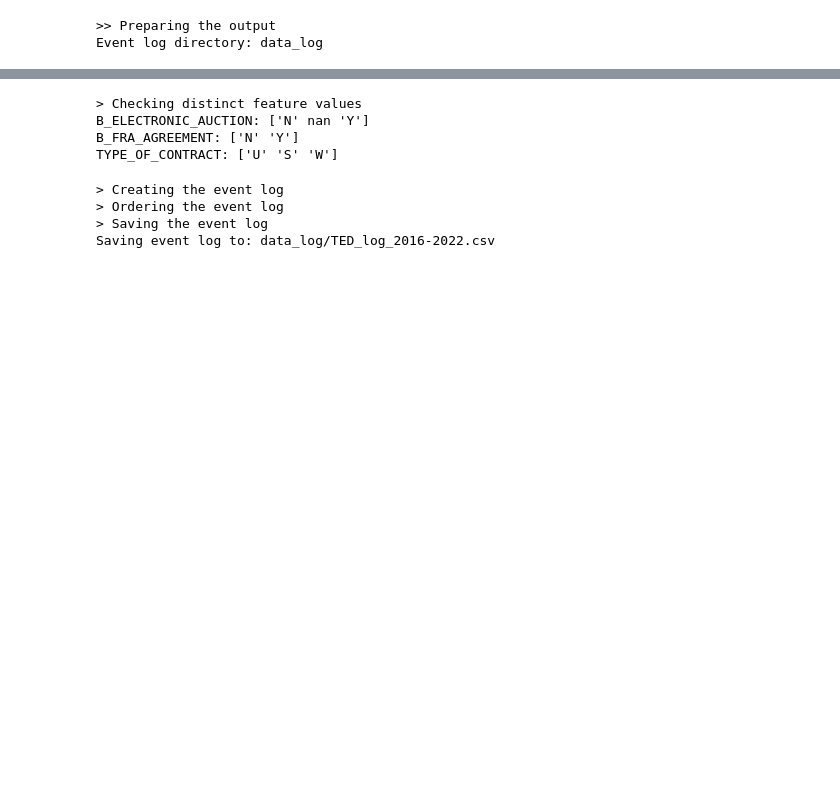
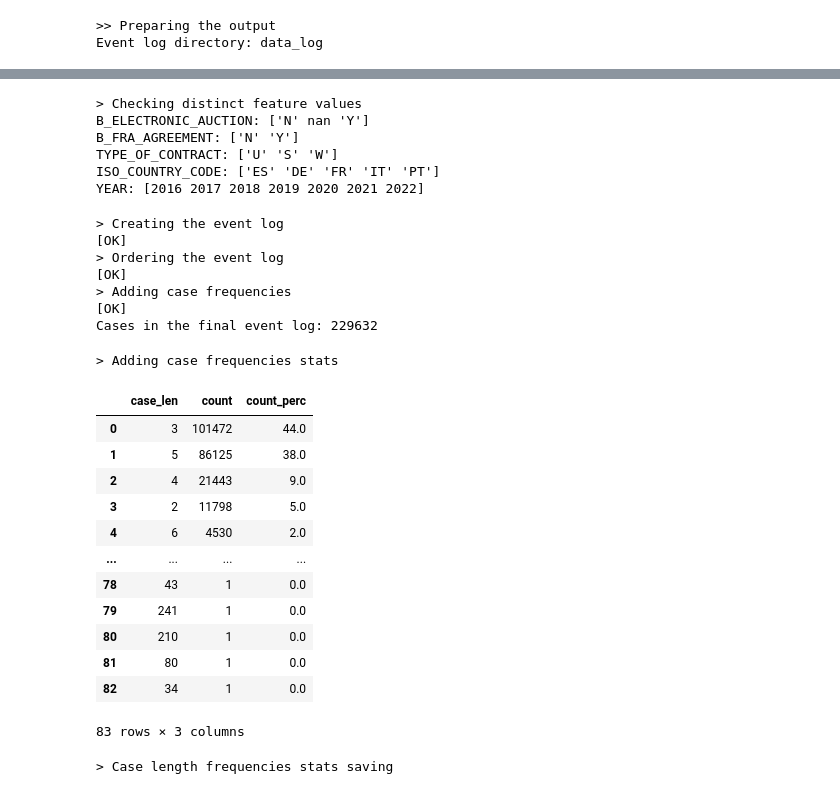
Before and after one commit to roberto-nai/TED-OD-EVENTLOG, a Jupyter notebook: 03_log_creation.ipynb, the cells around one changed output, grey strips where cells are left out. Saved outputs shown, nothing was run; the diff lists cells and outputs as text; code cells hidden in the pictures; blank space fills up the shorter version.

```diff
--- a/03_log_creation.ipynb
+++ b/03_log_creation.ipynb
@@ -156,17 +156,20 @@ print("B_ELECTRONIC_AUCTION:", df_ted_log["B_ELECTRONIC_AUCTION"].unique())
 print("B_FRA_AGREEMENT:", df_ted_log["B_FRA_AGREEMENT"].unique())
 print("TYPE_OF_CONTRACT:", df_ted_log["TYPE_OF_CONTRACT"].unique())
 print("ISO_COUNTRY_CODE:", df_ted_log["ISO_COUNTRY_CODE"].unique())
+print("YEAR:", df_ted_log["YEAR"].unique())
 print()
 # %% [output]
 > Checking distinct feature values
 B_ELECTRONIC_AUCTION: ['N' nan 'Y']
 B_FRA_AGREEMENT: ['N' 'Y']
 TYPE_OF_CONTRACT: ['U' 'S' 'W']
+ISO_COUNTRY_CODE: ['ES' 'DE' 'FR' 'IT' 'PT']
+YEAR: [2016 2017 2018 2019 2020 2021 2022]
 # %%
 print("> Creating the event log")
 
 # Removes rows with ID_NOTICE_CN null
-df = df_ted_log[df_ted_log['ID_NOTICE_CN'].notna()]
+df_country = df_ted_log[df_ted_log['ID_NOTICE_CN'].notna()]
 
 # Event log header
 event_log = pd.DataFrame(columns=['case_id', 'event', 'timestamp', 't_type', 'amount', 'electronic', 'framework_agr', 'nuts', 'country', 'cpv_division', 'cpv'], dtype=object) # All columns have the default type 'object'.
@@ -177,15 +180,15 @@ event_log['amount'] = event_log['amount'].astype(float)
 # Events (condition T/F, event name, column feature); the column feature contains the timestamp
 # (ID_NOTICE_CN is the case-id, the other columns contain the timestamp so if they are not empty the event has occurred)
 conditions = [
-    (~df['DT_DISPATCH'].isna(), 'PUBLICATION', 'DT_DISPATCH'),
-    (~df['DT_APPLICATIONS'].isna(), 'PARTICIPATION', 'DT_APPLICATIONS'),
-    (~df['DT_AWARD'].isna(), 'AWARD', 'DT_AWARD'),
-    (~df['CONTRACT_START'].isna(), 'CONTRACT-START', 'CONTRACT_START'),
-    (~df['CONTRACT_COMPLETION'].isna(), 'CONTRACT-END', 'CONTRACT_COMPLETION'),
+    (~df_country['DT_DISPATCH'].isna(), 'PUBLICATION', 'DT_DISPATCH'),
+    (~df_country['DT_APPLICATIONS'].isna(), 'PARTICIPATION', 'DT_APPLICATIONS'),
+    (~df_country['DT_AWARD'].isna(), 'AWARD', 'DT_AWARD'),
+    (~df_country['CONTRACT_START'].isna(), 'CONTRACT-START', 'CONTRACT_START'),
+    (~df_country['CONTRACT_COMPLETION'].isna(), 'CONTRACT-END', 'CONTRACT_COMPLETION'),
 ]
 
 for condition, event_name, date_col in conditions:
-    temp_df = df[condition].copy()  # .copy() to avoid SettingWithCopyWarning
+    temp_df = df_country[condition].copy()  # .copy() to avoid SettingWithCopyWarning
     temp_df['event'] = event_name
     temp_df['timestamp'] = temp_df[date_col].apply(fix_date)
     temp_df['case_id'] = temp_df['ID_NOTICE_CN']
@@ -210,14 +213,55 @@ print("> Ordering the event log")
 event_log = event_log.sort_values(by=['case_id', 'timestamp'])
 print("[OK]")
 
-print("> Saving the event log")
-log_file = log_file.replace("YS", str(min_year)).replace("YE", str(max_year))
-path_out = Path(log_dir) / log_file
-print("Saving event log to:", str(path_out))
-event_log.to_csv(path_out, index=False, sep=';')
+print("> Adding case frequencies")
+# Order by 'case_id' and 'timestamp'
+event_log['case_len'] = event_log.groupby('case_id')['case_id'].transform('count')
 print("[OK]")
+
+print()
+print("Cases in the final event log:", event_log['case_id'].nunique())
 # %% [output]
 > Creating the event log
+[OK]
 > Ordering the event log
-> Saving the event log
-Saving event log to: data_log/TED_log_2016-2022.csv
+[OK]
+> Adding case frequencies
+[OK]
+Cases in the final event log: 229632
+# %%
+print("> Adding case frequencies stats")
+# Creating the dataframe with the 'case_len' frequency
+df_unique = event_log.drop_duplicates(subset=['case_id']) # get one row per case
+case_len_freq = df_unique['case_len'].value_counts().reset_index()
+case_len_freq.columns = ['case_len', 'count']
+# Calculate the percentage of occurrences
+case_len_freq['count_perc'] = round((case_len_freq['count'] / case_len_freq['count'].sum()),2) * 100
+# Sort the dataframe by 'case_len'
+case_len_freq = case_len_freq.sort_values(by='count', ascending=False).reset_index(drop=True)
+case_len_freq
+# %% [output]
+> Adding case frequencies stats
+|  | case_len | count | count_perc |
+| 0 | 3 | 101472 | 44.0 |
+| 1 | 5 | 86125 | 38.0 |
+| 2 | 4 | 21443 | 9.0 |
+| 3 | 2 | 11798 | 5.0 |
+| 4 | 6 | 4530 | 2.0 |
+| ... | ... | ... | ... |
+| 78 | 43 | 1 | 0.0 |
+| 79 | 241 | 1 | 0.0 |
+| 80 | 210 | 1 | 0.0 |
+| 81 | 80 | 1 | 0.0 |
+| 82 | 34 | 1 | 0.0 |
+83 rows × 3 columns
+# %%
+print("> Case length frequencies stats saving")
+name = f"TED_CFC_CAN_{str(min_year)}-{str(max_year)}_stats"
+log_stats_csv = f"{name}.csv"
+log_stats_xls = f"{name}.xlsx"
+path_out = Path(log_dir) / log_stats_csv
+case_len_freq.to_csv(path_out, index=False, sep=';')
+path_out = Path(log_dir) / log_stats_xls
+case_len_freq.to_excel(path_out, index=False, sheet_name=name)
+# %% [output]
+> Case length frequencies stats saving
```
Also changed, not shown: parts of 7 cells of this notebook, 2 other files.
